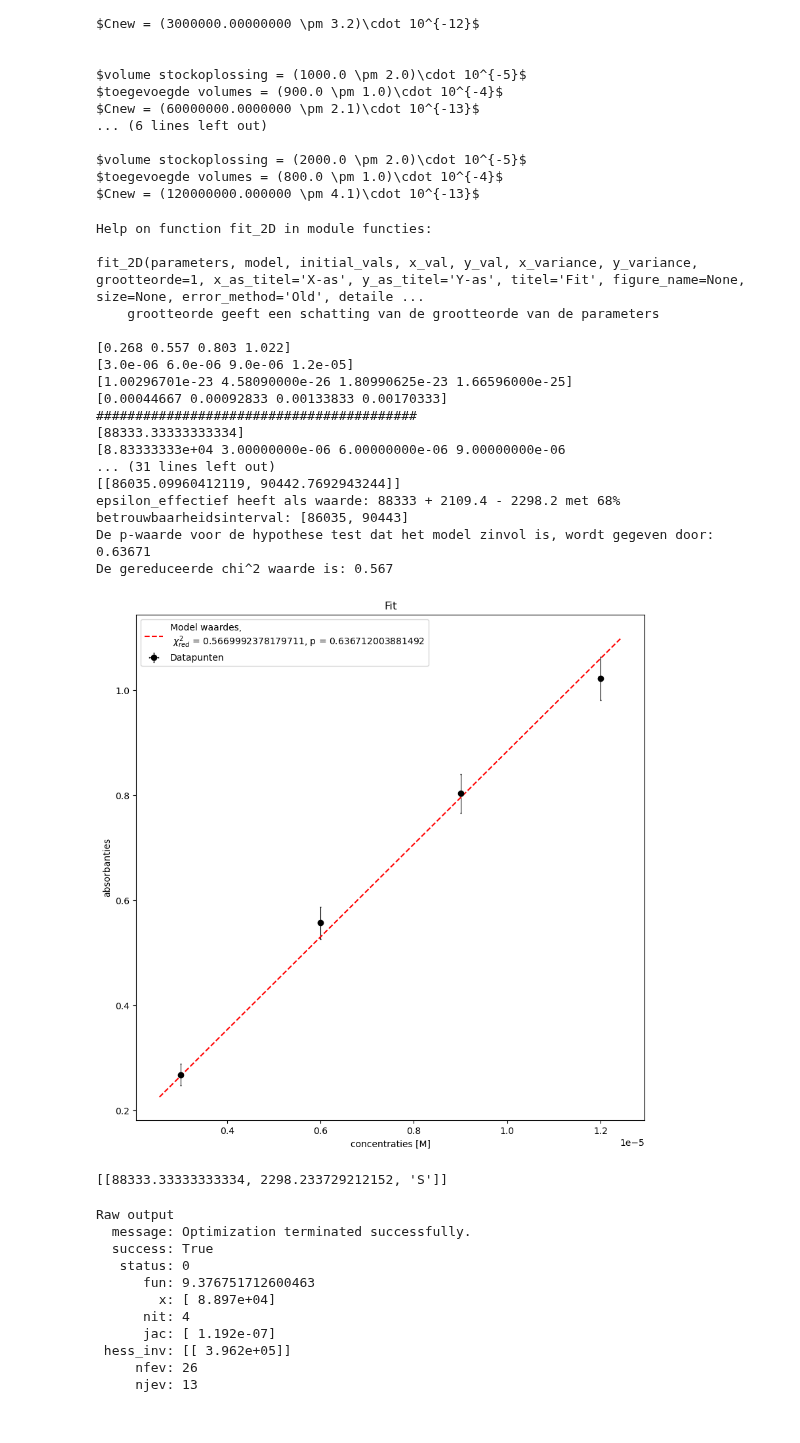
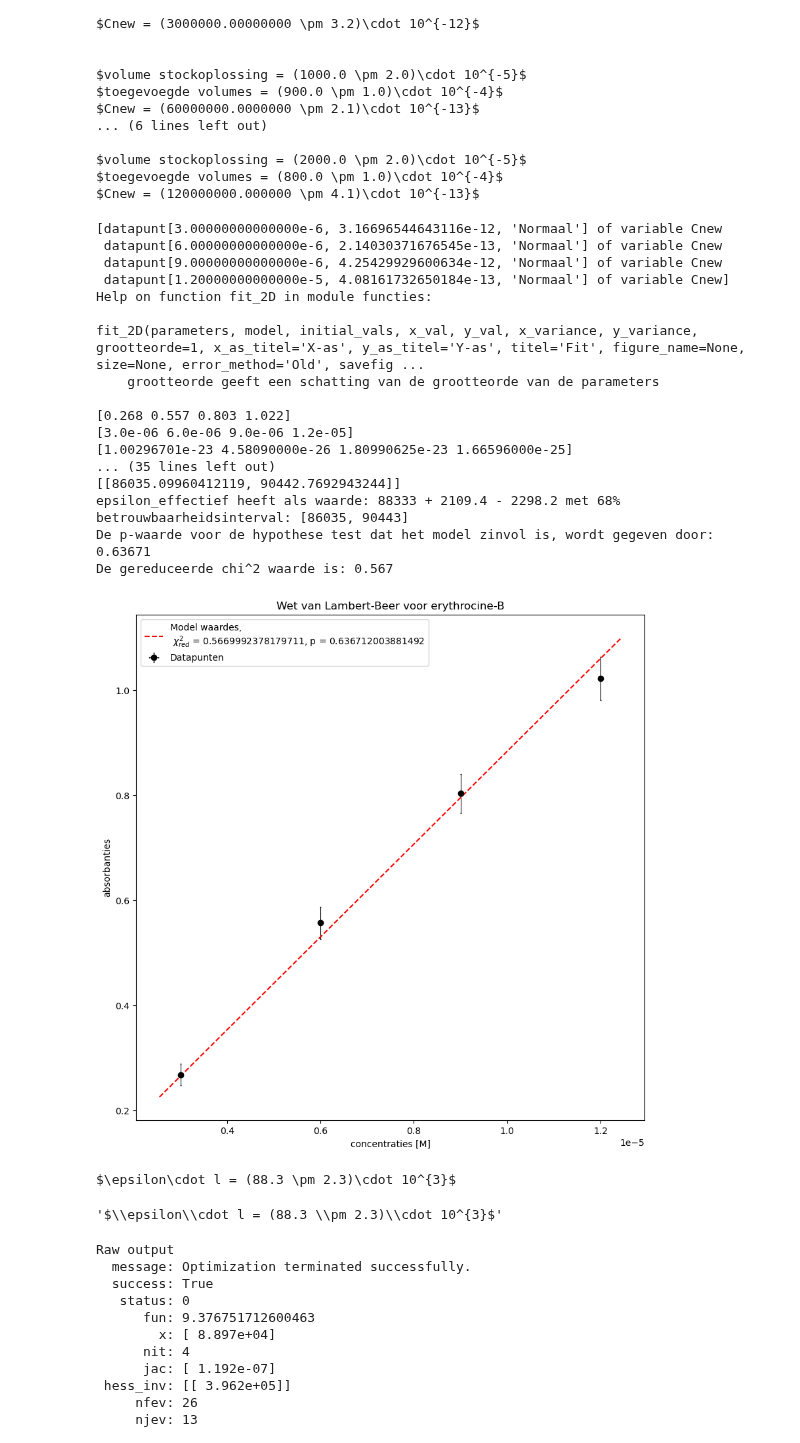
Before and after one commit to justlearning42/Experimentele_vscode, a Jupyter notebook: concentratie.ipynb, the cells around one changed output. Drawn from its saved outputs; the diff is of its cells as text; code cells hidden in the pictures.

```diff
--- a/concentratie.ipynb
+++ b/concentratie.ipynb
@@ -62,43 +64,47 @@ def lineair(c, param):
     epsiloneff = param[0]
     return epsiloneff*c
 def initial_vals(x,y):
     return [1.06e5/1.2]
 concentraties = np.array([cnew[i].get_val() for i in range(len(cnew))],dtype = float)
 x_variantie = np.array([cnew[i].get_variance() for i in range(len(cnew))],dtype = float)
 absorbanties = np.array([0.268, 0.557, 0.803, 1.022],dtype = float) #dimensieloos
 parameter = ['epsilon_effectief']
 y_fouten = 0.02*absorbanties
 y_variantie = y_fouten/12
 
 absorbantie_onbekend = [1.690, 0.02*1.690, 'U']
 help(functies.fit_2D)
 print(absorbanties)
 print(concentraties)
 print(x_variantie)
 print(y_variantie)
 print('#########################################')
-functies.fit_2D(parameter, lineair, initial_vals, concentraties, absorbanties, x_variance=x_variantie, y_variance = y_variantie, x_as_titel = 'concentraties [M]', y_as_titel = 'absorbanties',
-                titel = 'Wet van Lambert-Beer voor erythrocine-B',savefig = True detailed_logs=True)
+outp = functies.fit_2D(parameter, lineair, initial_vals, concentraties, absorbanties, x_variance=x_variantie, y_variance = y_variantie, x_as_titel = 'concentraties [M]', y_as_titel = 'absorbanties',
+                titel = 'Wet van Lambert-Beer voor erythrocine-B',savefig = True, detailed_logs=True)
 # %% [output]
+[datapunt[3.00000000000000e-6, 3.16696544643116e-12, 'Normaal'] of variable Cnew
+ datapunt[6.00000000000000e-6, 2.14030371676545e-13, 'Normaal'] of variable Cnew
+ datapunt[9.00000000000000e-6, 4.25429929600634e-12, 'Normaal'] of variable Cnew
+ datapunt[1.20000000000000e-5, 4.08161732650184e-13, 'Normaal'] of variable Cnew]
 Help on function fit_2D in module functies:
 
-fit_2D(parameters, model, initial_vals, x_val, y_val, x_variance, y_variance, grootteorde=1, x_as_titel='X-as', y_as_titel='Y-as', titel='Fit', figure_name=None, size=None, error_method='Old', detaile ...
+fit_2D(parameters, model, initial_vals, x_val, y_val, x_variance, y_variance, grootteorde=1, x_as_titel='X-as', y_as_titel='Y-as', titel='Fit', figure_name=None, size=None, error_method='Old', savefig ...
     grootteorde geeft een schatting van de grootteorde van de parameters
 
 [0.268 0.557 0.803 1.022]
 [3.0e-06 6.0e-06 9.0e-06 1.2e-05]
 [1.00296701e-23 4.58090000e-26 1.80990625e-23 1.66596000e-25]
-[0.00044667 0.00092833 0.00133833 0.00170333]
-#########################################
-[88333.33333333334]
-[8.83333333e+04 3.00000000e-06 6.00000000e-06 9.00000000e-06
-... (31 lines left out)
+... (35 lines left out)
 [[86035.09960412119, 90442.7692943244]]
 epsilon_effectief heeft als waarde: 88333 + 2109.4 - 2298.2 met 68% betrouwbaarheidsinterval: [86035, 90443]
 De p-waarde voor de hypothese test dat het model zinvol is, wordt gegeven door: 0.63671
 De gereduceerde chi^2 waarde is: 0.567
-[figure, old version]
+[figure, new version]
-[[88333.33333333334, 2298.233729212152, 'S']]
+# %%
+latex_print_meting(outp[0],'\\epsilon\\cdot l')
+# %% [output]
+$\epsilon\cdot l = (88.3 \pm 2.3)\cdot 10^{3}$
+'$\\epsilon\\cdot l = (88.3 \\pm 2.3)\\cdot 10^{3}$'
 # %%
 #fit het boeltje
 parameter = ['epsilon_effectief']
```
Also changed, not shown: parts of 2 cells of this notebook, 1 other file.
